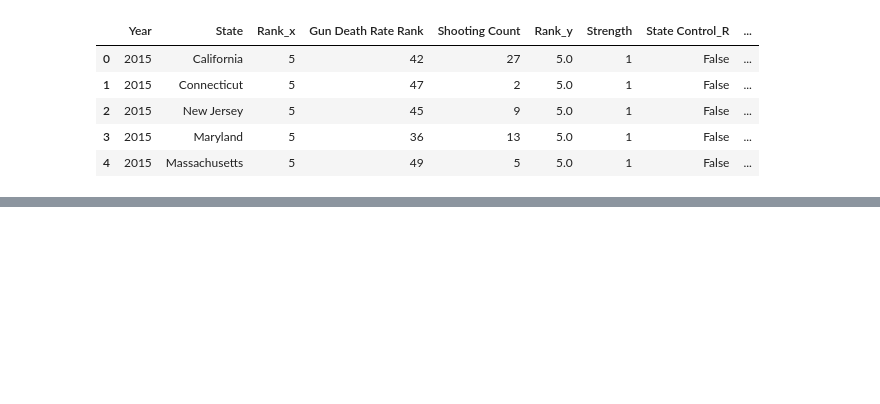
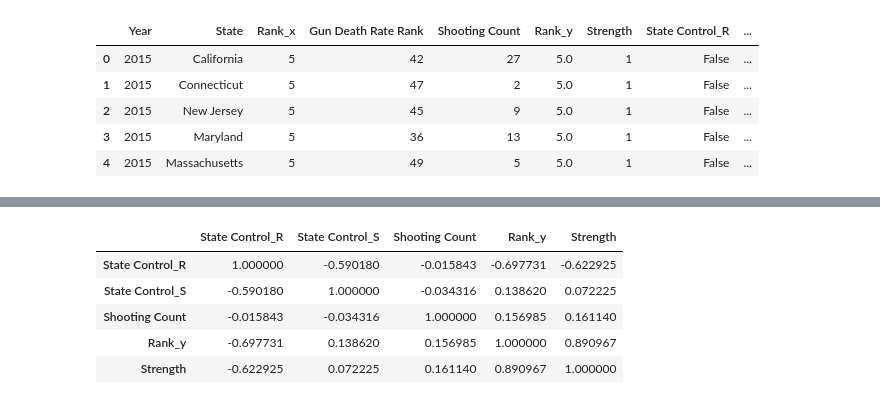
Before and after one commit to sevshz/legal-123-data, a Jupyter notebook: Legal_123_Data_Investigative_Project_Group_1.ipynb, the cells around one changed output, grey strips where cells are left out. Drawn from its saved outputs; the diff is of its cells as text; code cells hidden in the pictures; blank space fills up the shorter version.

```diff
--- a/Legal_123_Data_Investigative_Project_Group_1.ipynb
+++ b/Legal_123_Data_Investigative_Project_Group_1.ipynb
@@ -1426 +1431,12 @@ State Control_S    0.070076
 dtype: float64
+# %%
+corr_cols = ['State Control_R', 'State Control_S', 'Shooting Count', 'Rank_y', 'Strength']
+corr_matrix = merged_controls[corr_cols].corr()
+corr_matrix
+# %% [output]
+|  | State Control_R | State Control_S | Shooting Count | Rank_y | Strength |
+| State Control_R | 1.000000 | -0.590180 | -0.015843 | -0.697731 | -0.622925 |
+| State Control_S | -0.590180 | 1.000000 | -0.034316 | 0.138620 | 0.072225 |
+| Shooting Count | -0.015843 | -0.034316 | 1.000000 | 0.156985 | 0.161140 |
+| Rank_y | -0.697731 | 0.138620 | 0.156985 | 1.000000 | 0.890967 |
+| Strength | -0.622925 | 0.072225 | 0.161140 | 0.890967 | 1.000000 |
```
Also changed, not shown: parts of 14 cells of this notebook.
